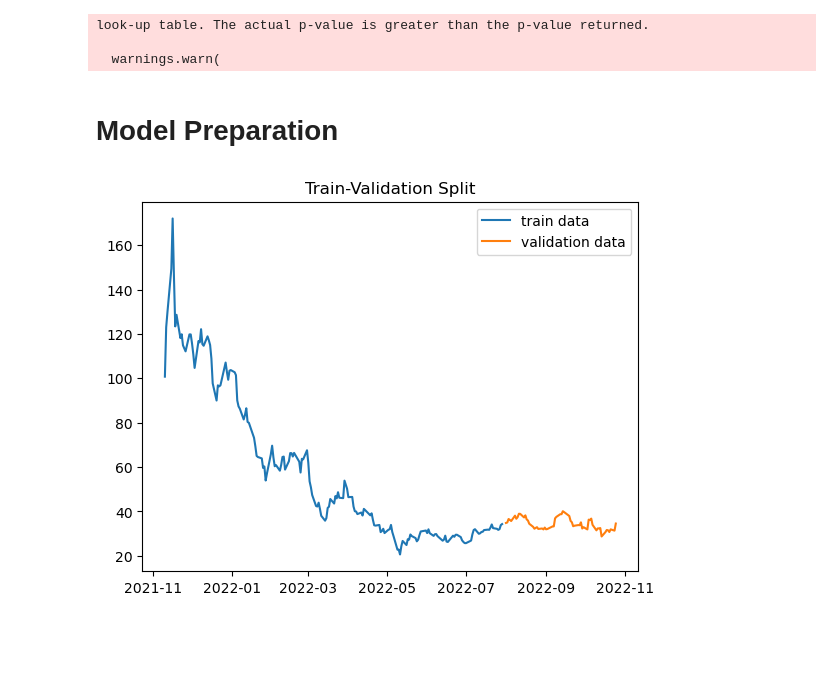
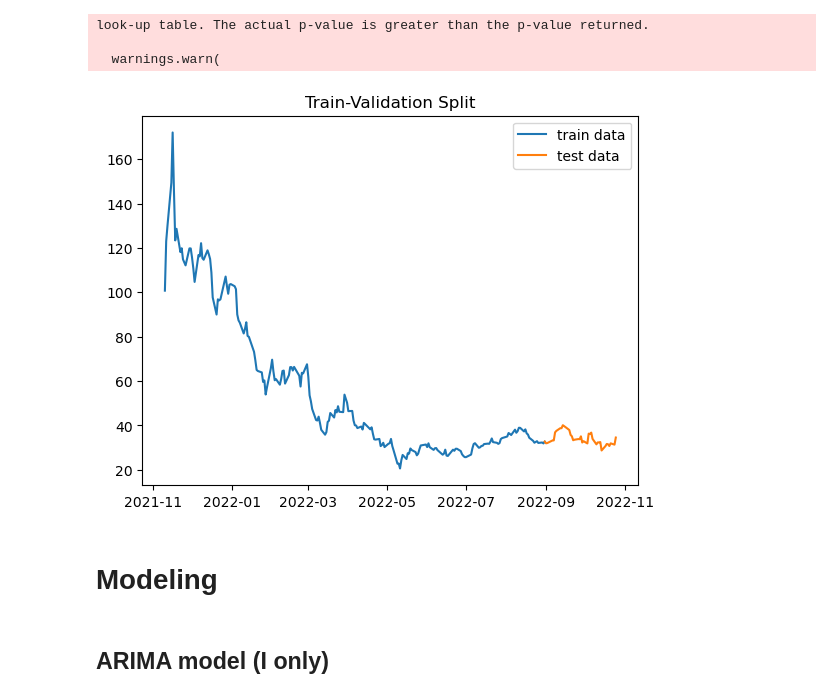
Before and after one commit to jonathanr1212/Predicting_rivian_stock, a Jupyter notebook: stock_predict_nb.ipynb, the cells around one changed output. Saved outputs shown, nothing was run; the diff lists cells and outputs as text; code cells hidden in the pictures; blank space fills up the shorter version.

Commit message:
Adding modeling

```diff
--- a/stock_predict_nb.ipynb
+++ b/stock_predict_nb.ipynb
@@ -16,5 +23,5 @@ from statsmodels.graphics.tsaplots import plot_pacf
 # %%
 #Impoprting the data
-riv_stock_df = pd.read_csv('data/RIVN.csv')
+riv_stock_df = pd.read_csv('data/RIVN.csv', index_col = ['Date'], parse_dates=['Date'])
 riv_stock_df.head()
 # %% [output]
@@ -45,2 +51,0 @@ memory usage: 13.3+ KB
-# %%
-riv_stock_df = riv_stock_df.set_index(pd.to_datetime(riv_stock_df['Date']), drop=True)
@@ -334,19 +334,22 @@ dtype: float64
 look-up table. The actual p-value is greater than the p-value returned.
 
   warnings.warn(
-# %% [markdown]
-# Model Preparation
 # %%
 #Splitting data into train and test
-train, test = np.split(riv_df['Close'], [int(.75 *len(riv_df['Close']))])
+train = riv_df['Close'].loc[:'2022-08-31']
+test = riv_df['Close'].loc['2022-08-31':]
 # %%
 #Plotting train and split
 fig, ax = plt.subplots()
 ax.plot(train, label = 'train data')
-ax.plot(test, label = 'validation data')
+ax.plot(test, label = 'test data')
 
 ax.set_title("Train-Validation Split")
 
 plt.legend();
 # %% [output]
-[figure, old version]
+[figure, new version]
+# %% [markdown]
+# Modeling
+# %% [markdown]
+## ARIMA model (I only)
```
Also changed, not shown: parts of 23 cells of this notebook.
